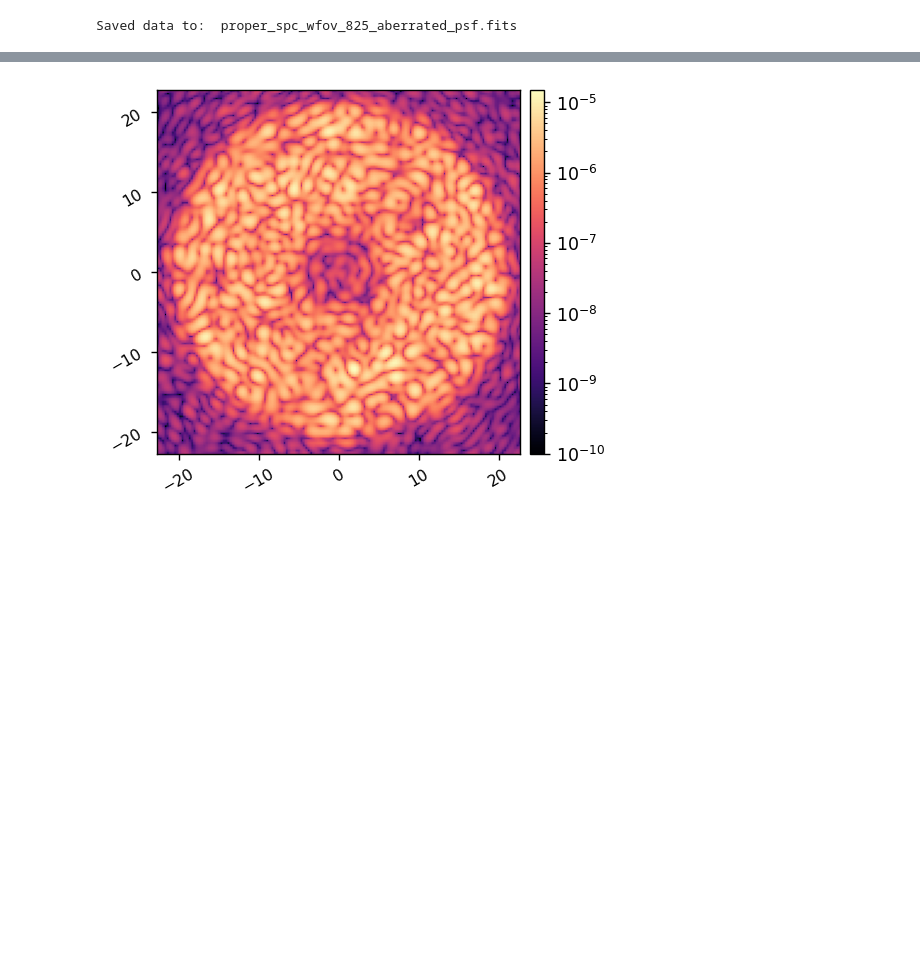
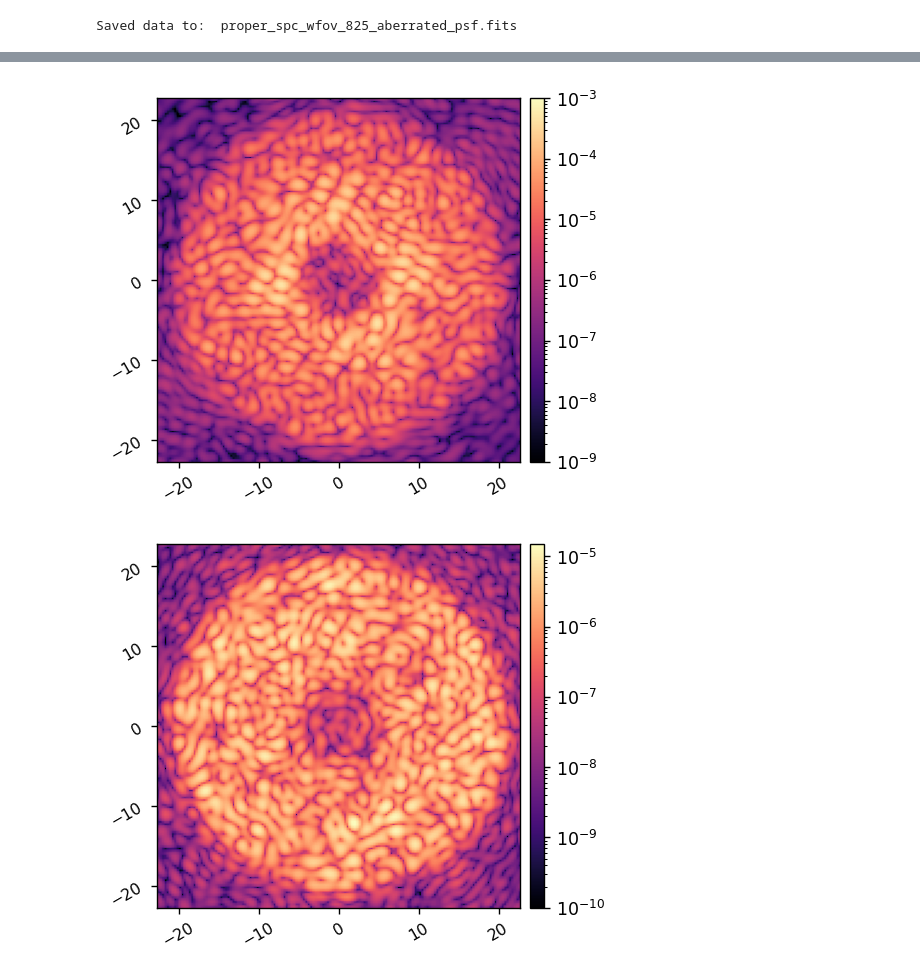
Before and after one commit to kian1377/cgi_phasec_poppy, a Jupyter notebook: example-notebooks/proper_spc_wide_825_tests.ipynb, the cells around one changed output, grey strips where cells are left out. Cells and saved outputs as stored; diff of their text form; code cells hidden in the pictures; blank space fills up the shorter version.

```diff
--- a/example-notebooks/proper_spc_wide_825_tests.ipynb
+++ b/example-notebooks/proper_spc_wide_825_tests.ipynb
@@ -63,3 +82,11 @@ misc.imshow1(image, lognorm=True, pxscl=mode.psf_pixelscale_lamD, vmin=1e-11)
+# %%
+mode.use_fpm = True
+mode.set_dm1(np.zeros_like(dm1_flat))
+ref_im_bad = mode.snap()
+patches = [Circle((0, 0), iwa, color='c', fill=False), Circle((0, 0), owa, color='c', fill=False)]
+misc.imshow1(ref_im_bad, lognorm=True, pxscl=mode.psf_pixelscale_lamD, vmax=1e-3, vmin=1e-9)
+# %% [output]
+[figure, added]
 # %%
 mode.set_dm1(dm1_flat)
 mode.set_dm2(dm2_flat)
```
Also changed, not shown: parts of 7 cells of this notebook, 9 other files.
